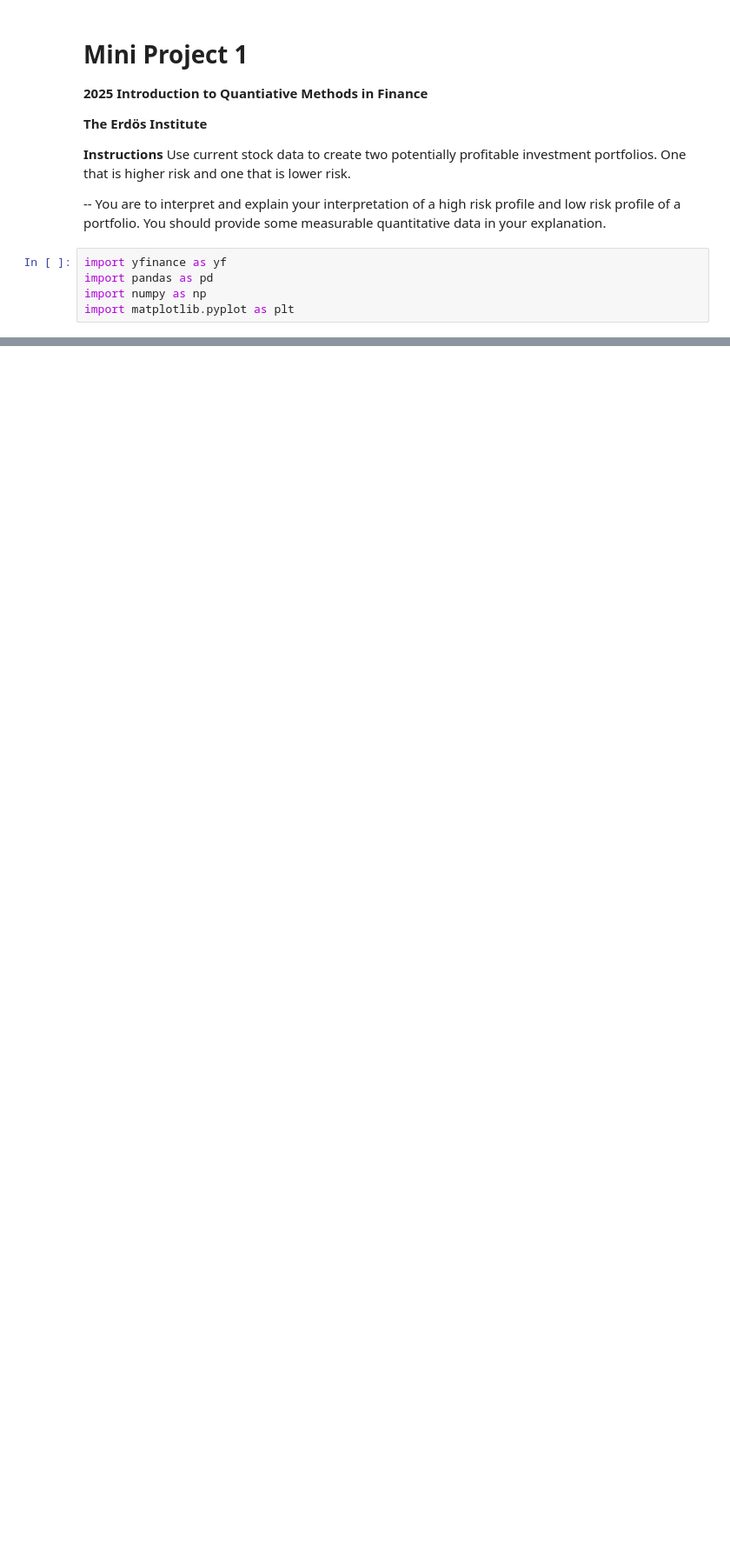
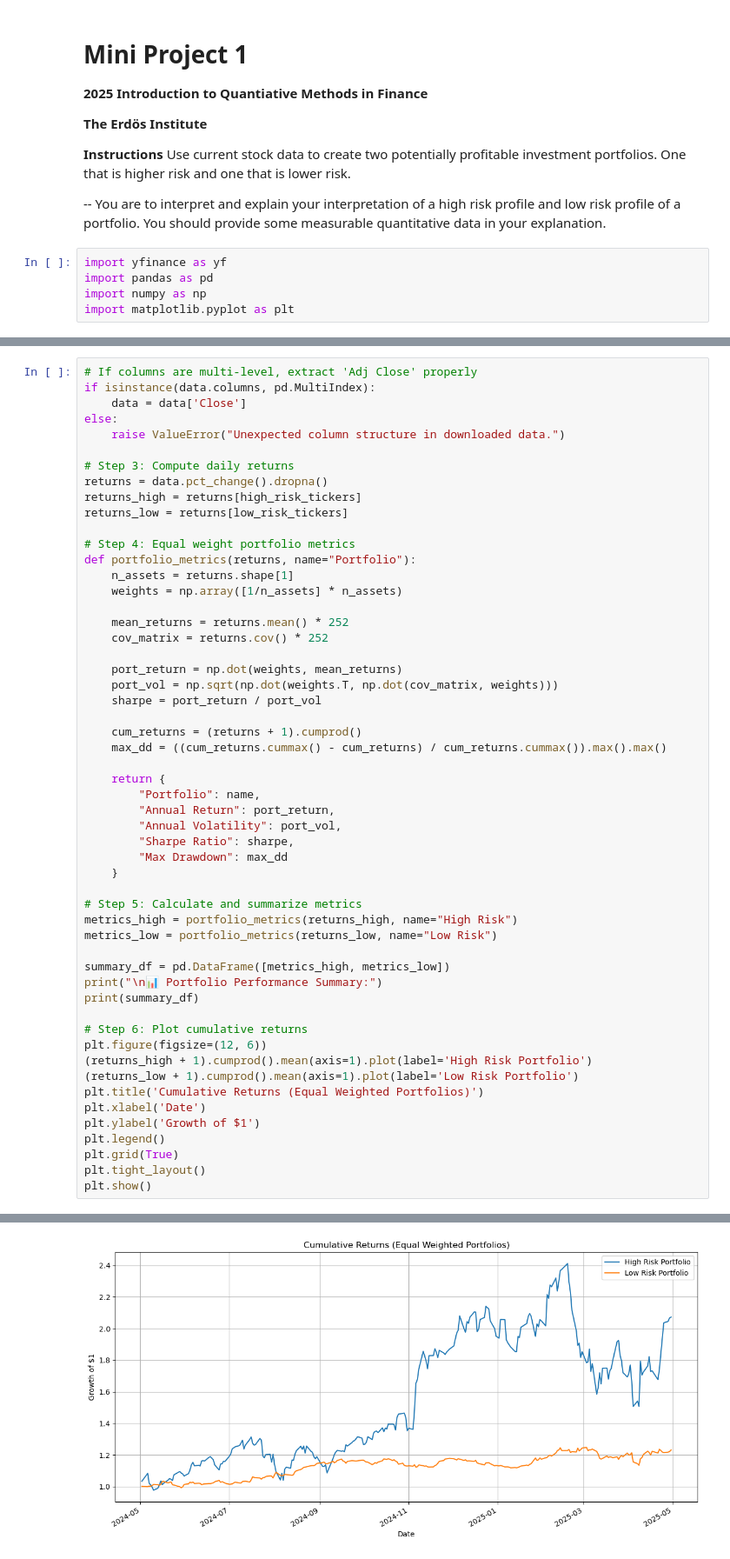
Before and after one commit to debanjan-cosmo/Quant_Finance_Erdos_Summer_2025, a Jupyter notebook: Mini_Projects/Mini Project 1.ipynb, the cells around one changed output, grey strips where cells are left out. Shown at 87% size. Cells and saved outputs as stored; diff of their text form; blank space fills up the shorter version.

```diff
--- a/Mini_Projects/Mini Project 1.ipynb
+++ b/Mini_Projects/Mini Project 1.ipynb
@@ -80,0 +38,55 @@ KeyError: 'Adj Close'
+# %%
+# If columns are multi-level, extract 'Adj Close' properly
+if isinstance(data.columns, pd.MultiIndex):
+    data = data['Close']
+else:
+    raise ValueError("Unexpected column structure in downloaded data.")
+
+# Step 3: Compute daily returns
+returns = data.pct_change().dropna()
+returns_high = returns[high_risk_tickers]
+returns_low = returns[low_risk_tickers]
+
+# Step 4: Equal weight portfolio metrics
+def portfolio_metrics(returns, name="Portfolio"):
+    n_assets = returns.shape[1]
+    weights = np.array([1/n_assets] * n_assets)
+
+    mean_returns = returns.mean() * 252
+    cov_matrix = returns.cov() * 252
+
+    port_return = np.dot(weights, mean_returns)
+    port_vol = np.sqrt(np.dot(weights.T, np.dot(cov_matrix, weights)))
+    sharpe = port_return / port_vol
+
+    cum_returns = (returns + 1).cumprod()
+    max_dd = ((cum_returns.cummax() - cum_returns) / cum_returns.cummax()).max().max()
+
+    return {
+        "Portfolio": name,
+        "Annual Return": port_return,
+        "Annual Volatility": port_vol,
+        "Sharpe Ratio": sharpe,
+        "Max Drawdown": max_dd
+    }
+
+# Step 5: Calculate and summarize metrics
+metrics_high = portfolio_metrics(returns_high, name="High Risk")
+metrics_low = portfolio_metrics(returns_low, name="Low Risk")
+
+summary_df = pd.DataFrame([metrics_high, metrics_low])
+print("\n📊 Portfolio Performance Summary:")
+print(summary_df)
+
+# Step 6: Plot cumulative returns
+plt.figure(figsize=(12, 6))
+(returns_high + 1).cumprod().mean(axis=1).plot(label='High Risk Portfolio')
+(returns_low + 1).cumprod().mean(axis=1).plot(label='Low Risk Portfolio')
+plt.title('Cumulative Returns (Equal Weighted Portfolios)')
+plt.xlabel('Date')
+plt.ylabel('Growth of $1')
+plt.legend()
+plt.grid(True)
+plt.tight_layout()
+plt.show()
+# %% [output]
@@ -80,0 +97 @@ KeyError: 'Adj Close'
+[figure, added]
```
Also changed, not shown: parts of 2 cells of this notebook, 1 other file.
